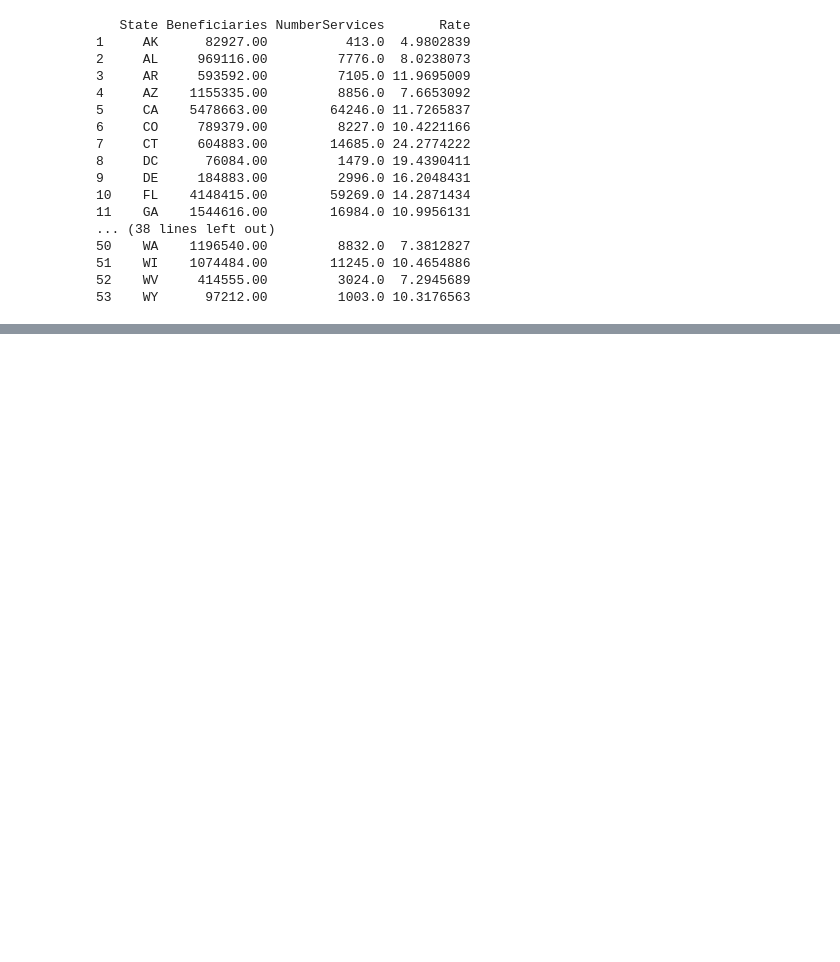
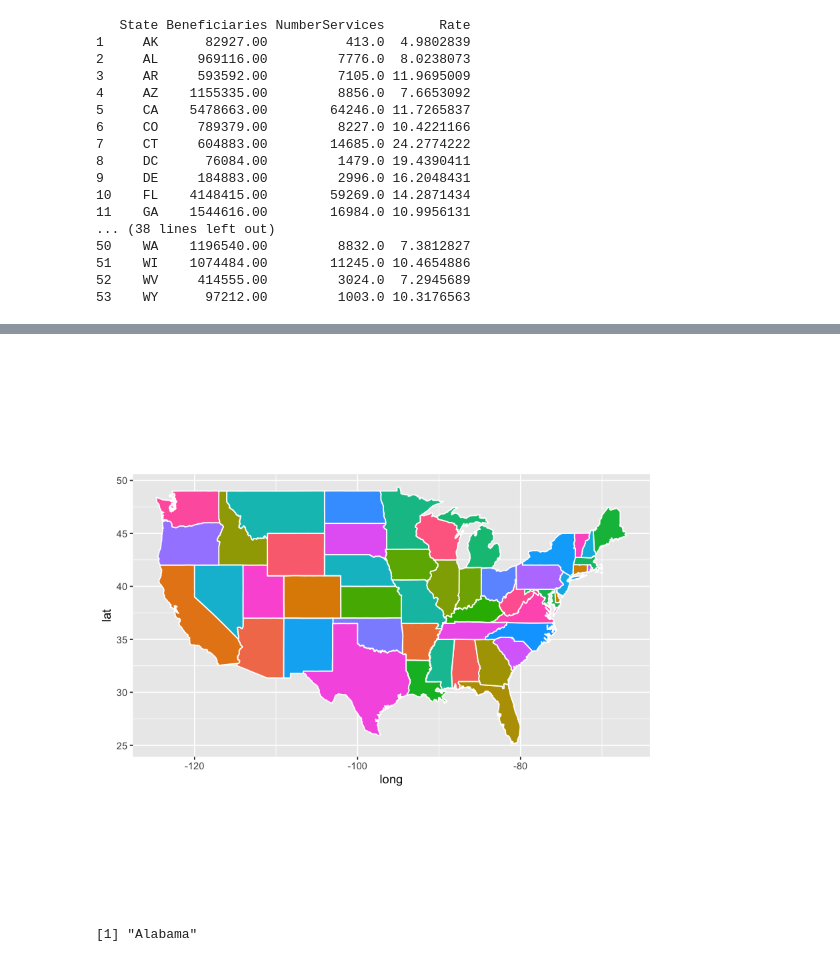
Before and after one commit to nancyruya/R-projects, a Jupyter notebook: TelehealthMedicare/Medicare90791.ipynb, the cells around one changed output, grey strips where cells are left out. Drawn from its saved outputs; the diff is of its cells as text; code cells hidden in the pictures; blank space fills up the shorter version.

```diff
--- a/TelehealthMedicare/Medicare90791.ipynb
+++ b/TelehealthMedicare/Medicare90791.ipynb
@@ -207,0 +290,2 @@ ERROR: Error in parse(text = x, srcfile = src): <text>:5:22: unexpected ','
+# %%
+states <- map_data("state")
@@ -207,0 +306,7 @@ ERROR: Error in parse(text = x, srcfile = src): <text>:5:22: unexpected ','
+# %%
+ggplot(data = states) +
+  geom_polygon(aes(x = long, y = lat, fill = region, group = group), color = "white") +
+  coord_fixed(1.3) +
+  guides(fill=FALSE)
+# %% [output]
+[figure, added]
@@ -207,0 +315,4 @@ ERROR: Error in parse(text = x, srcfile = src): <text>:5:22: unexpected ','
+# %%
+states[["AL"]]
+# %% [output]
+[1] "Alabama"
```
Also changed, not shown: parts of 38 cells of this notebook.
